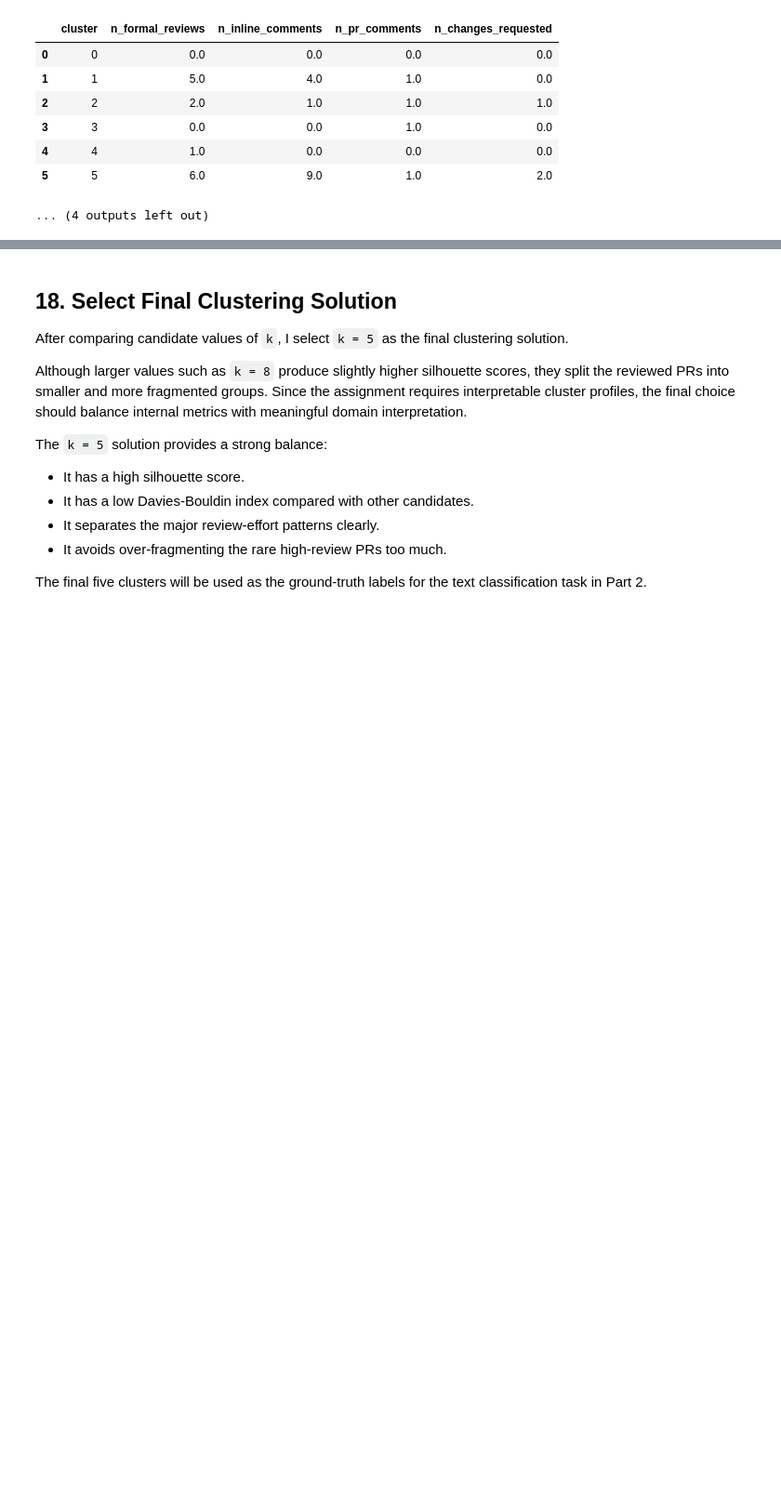
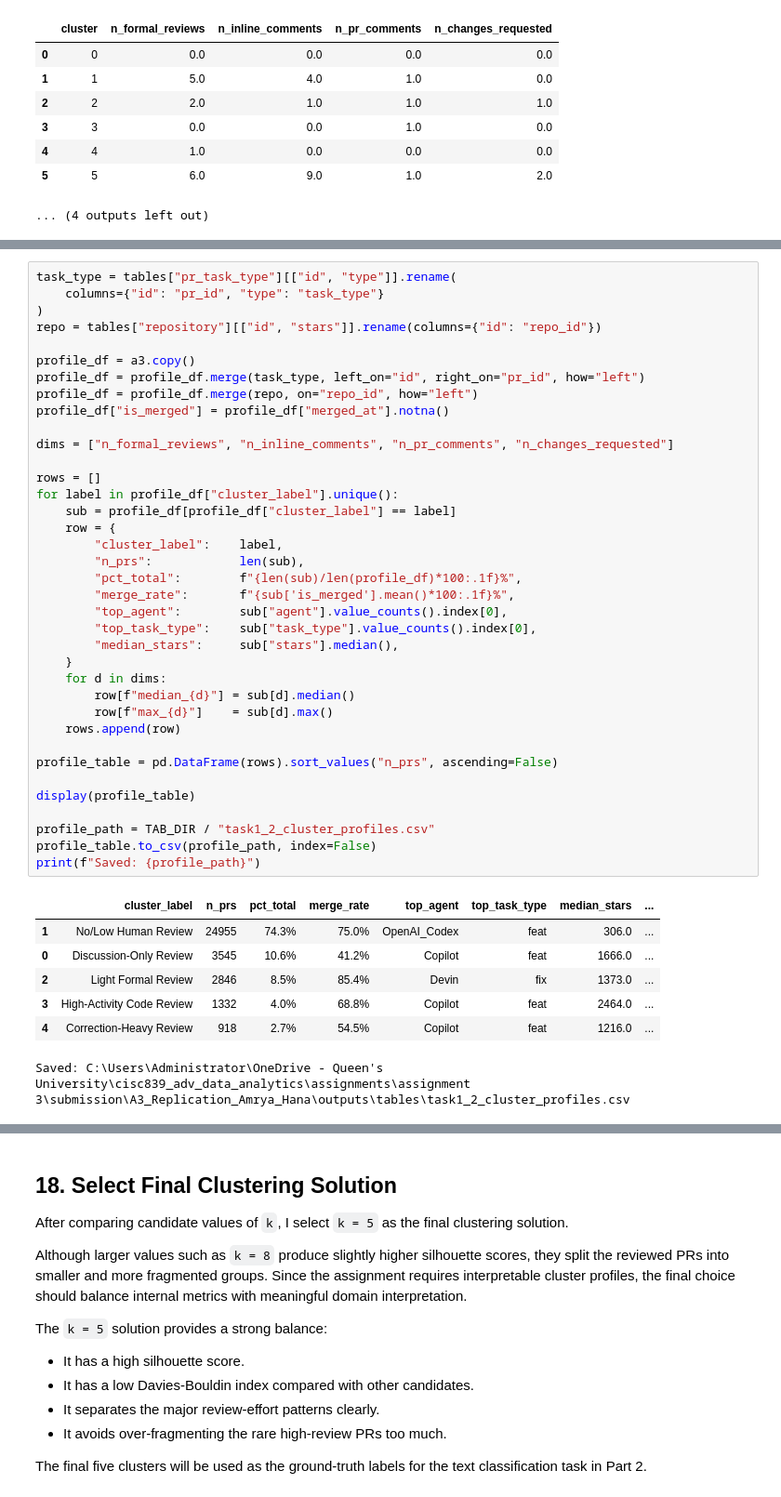
Before and after one commit to hanaessam/A3_Replication_Amrya_Hana, a Jupyter notebook: notebooks/A3_main_analysis.ipynb, the cells around one changed output, grey strips where cells are left out. Shown at 93% size. Cells and saved outputs as stored; diff of their text form; blank space fills up the shorter version.

```diff
--- a/notebooks/A3_main_analysis.ipynb
+++ b/notebooks/A3_main_analysis.ipynb
@@ -944,0 +1023,45 @@ Median raw effort values by cluster:
+# %%
+task_type = tables["pr_task_type"][["id", "type"]].rename(
+    columns={"id": "pr_id", "type": "task_type"}
+)
+repo = tables["repository"][["id", "stars"]].rename(columns={"id": "repo_id"})
+
+profile_df = a3.copy()
+profile_df = profile_df.merge(task_type, left_on="id", right_on="pr_id", how="left")
+profile_df = profile_df.merge(repo, on="repo_id", how="left")
+profile_df["is_merged"] = profile_df["merged_at"].notna()
+
+dims = ["n_formal_reviews", "n_inline_comments", "n_pr_comments", "n_changes_requested"]
+
+rows = []
+for label in profile_df["cluster_label"].unique():
+    sub = profile_df[profile_df["cluster_label"] == label]
+    row = {
+        "cluster_label":    label,
+        "n_prs":            len(sub),
+        "pct_total":        f"{len(sub)/len(profile_df)*100:.1f}%",
+        "merge_rate":       f"{sub['is_merged'].mean()*100:.1f}%",
+        "top_agent":        sub["agent"].value_counts().index[0],
+        "top_task_type":    sub["task_type"].value_counts().index[0],
+        "median_stars":     sub["stars"].median(),
+    }
+    for d in dims:
+        row[f"median_{d}"] = sub[d].median()
+        row[f"max_{d}"]    = sub[d].max()
+    rows.append(row)
+
+profile_table = pd.DataFrame(rows).sort_values("n_prs", ascending=False)
+
+display(profile_table)
+
+profile_path = TAB_DIR / "task1_2_cluster_profiles.csv"
+profile_table.to_csv(profile_path, index=False)
+print(f"Saved: {profile_path}")
+# %% [output]
+|  | cluster_label | n_prs | pct_total | merge_rate | top_agent | top_task_type | median_stars | ... |
+| 1 | No/Low Human Review | 24955 | 74.3% | 75.0% | OpenAI_Codex | feat | 306.0 | ... |
+| 0 | Discussion-Only Review | 3545 | 10.6% | 41.2% | Copilot | feat | 1666.0 | ... |
+| 2 | Light Formal Review | 2846 | 8.5% | 85.4% | Devin | fix | 1373.0 | ... |
+| 3 | High-Activity Code Review | 1332 | 4.0% | 68.8% | Copilot | feat | 2464.0 | ... |
+| 4 | Correction-Heavy Review | 918 | 2.7% | 54.5% | Copilot | feat | 1216.0 | ... |
+Saved: C:\Users\Administrator\OneDrive - Queen's University\cisc839_adv_data_analytics\assignments\assignment 3\submission\A3_Replication_Amrya_Hana\outputs\tables\task1_2_cluster_profiles.csv
```
Also changed, not shown: parts of 7 cells of this notebook.
